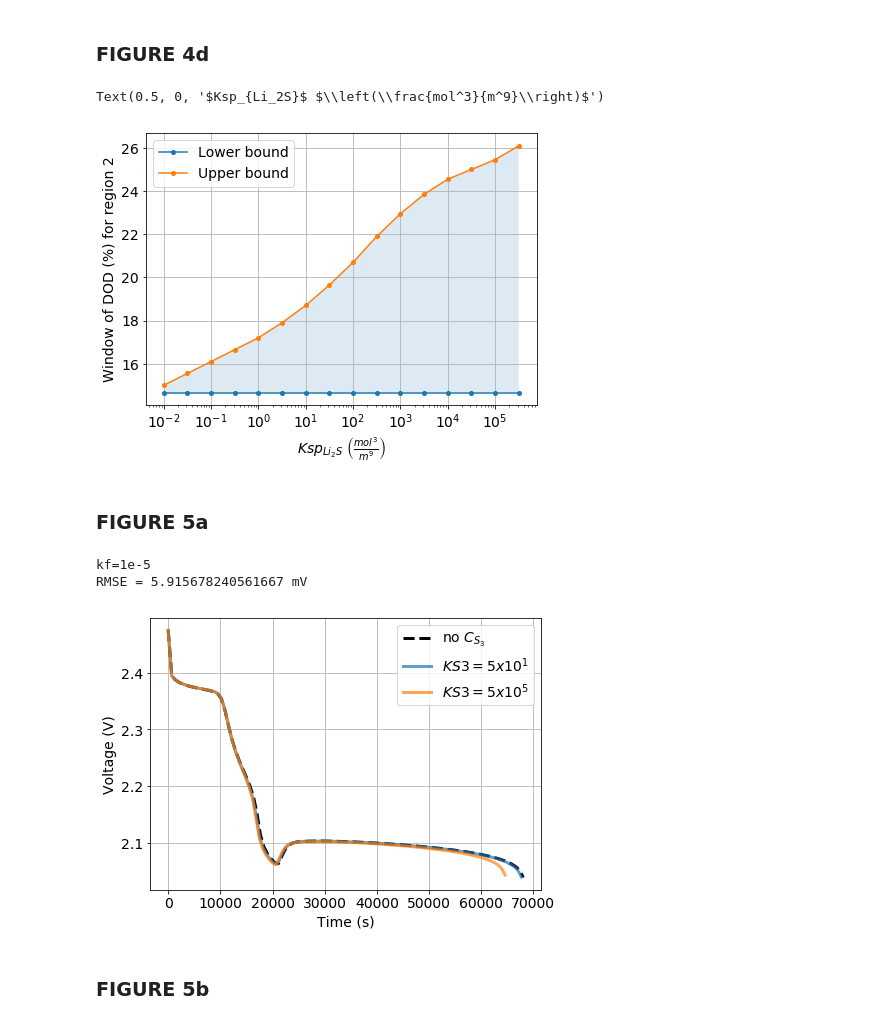
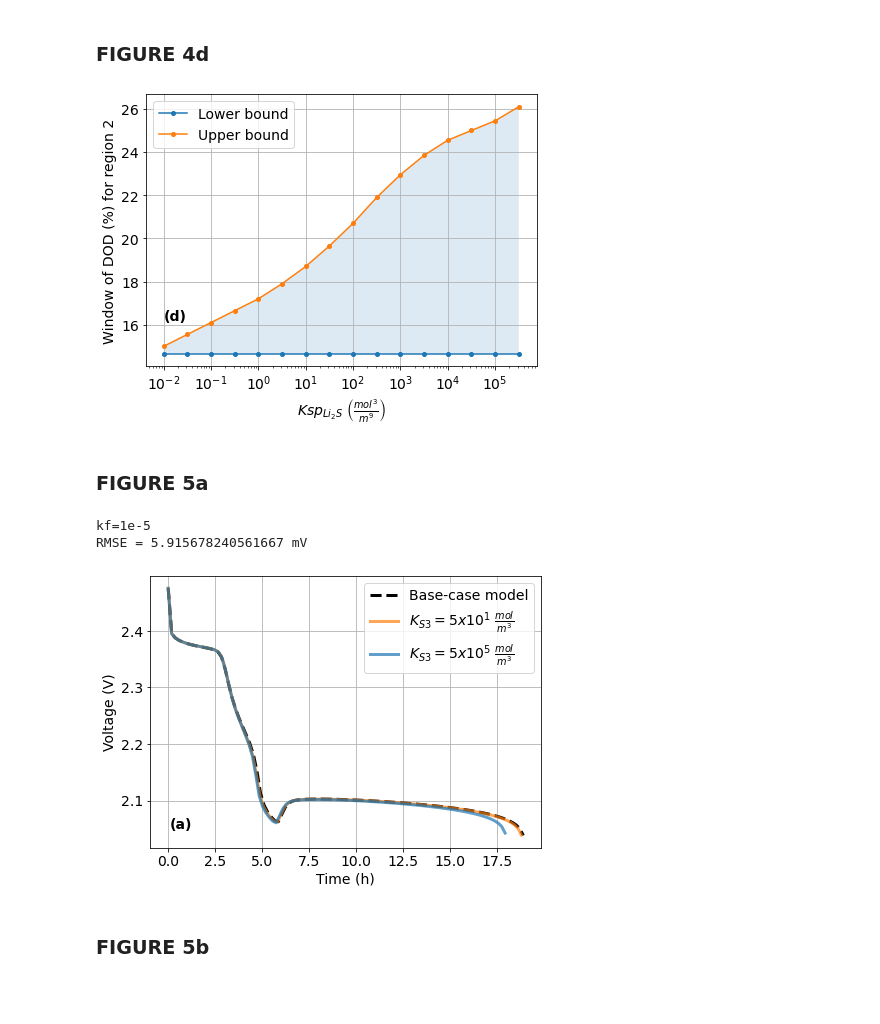
Before and after one commit to linnetteteo/LiS-thermo-equilibria-manuscript, a Jupyter notebook: jupyter_notebooks/FiguresForPaper-github.ipynb, the cells around one changed output. Drawn from its saved outputs; the diff is of its cells as text; code cells hidden in the pictures; blank space fills up the shorter version.

```diff
--- a/jupyter_notebooks/FiguresForPaper-github.ipynb
+++ b/jupyter_notebooks/FiguresForPaper-github.ipynb
@@ -286,54 +310,65 @@ Text(0.5, 0, '$Ksp_{Li_2S}$ $\\left(\\frac{mol^3}{m^9}\\right)$')
 df_Ksp_r2b = pd.read_csv("../data/data-20211111-thermo/KspLi2S_r2bounds_mat.csv")
 df_Ksp_r2b.columns = ["KspLi2S","R2_LB", "R2_UB"]
 
+# PLOT
 fig, ax1 = plt.subplots(figsize=(7,5))
 plt.rcParams.update({'font.size': 14})
 
+# bounds lines
 plt.semilogx(df_Ksp_r2b["KspLi2S"], df_Ksp_r2b["R2_LB"], "o-", markersize = 4, label="Lower bound")
 plt.semilogx(df_Ksp_r2b["KspLi2S"], df_Ksp_r2b["R2_UB"], "o-", markersize = 4, label="Upper bound")
 
+# shaded region
 plt.fill_between(df_Ksp_r2b["KspLi2S"],df_Ksp_r2b["R2_LB"],df_Ksp_r2b["R2_UB"],alpha=0.15)
-
 
 plt.legend()
 plt.grid()
 plt.ylabel("Window of DOD (%) for region 2")
 plt.xlabel("$Ksp_{Li_2S}$ "+ "$\\left(\\frac{mol^3}{m^9}\\right)$")
+
+plt.text(1e-2,16.2,"(d)",weight="bold")
+plt.savefig("../figures/Fig4d.png",dpi=400)
 # %% [output]
-Text(0.5, 0, '$Ksp_{Li_2S}$ $\\left(\\frac{mol^3}{m^9}\\right)$')
-[figure, old version]
+[figure, new version]
 # %% [markdown]
 ### FIGURE 5a
 # %%
 fig, ax1 = plt.subplots(figsize=(7,5))
 plt.rcParams.update({'font.size': 14})
 
 ### READ AND PLOT SIM DATA ###
-plt.plot(Co20data[:,0],Co20data[:,22], 'k--', label="no $C_{S_3}$", linewidth=3, )
+# base case
+plt.plot(Co20data[:,0]/3600,Co20data[:,22], 'k--', label="Base-case model", linewidth=3, )
 
+# S3 reaction
 folder_path = "../data/data-20211112-full-LT2-S3/"
 Nrun, Nx = 2,5
 fullmodel = np.loadtxt(folder_path + "avg_data_run_{}-Nx={}.txt".format(Nrun, Nx))
-plt.plot(fullmodel[:,0], fullmodel[:,24], label="$KS3=5x10^1$", linewidth=3, alpha=0.7)
+plt.plot(fullmodel[:,0]/3600, fullmodel[:,24], label="$K_{S3}=5x10^1$ "+"$\\frac{mol}{m^3}$", \
+         linewidth=3, alpha=0.7, color="tab:orange")
 
 Nrun, Nx = 1,5
 fullmodel = np.loadtxt(folder_path + "avg_data_run_{}-Nx={}.txt".format(Nrun, Nx))
-plt.plot(fullmodel[:,0], fullmodel[:,24], label="$KS3=5x10^5$", linewidth=3, alpha=0.7)
+plt.plot(fullmodel[:,0]/3600, fullmodel[:,24], label="$K_{S3}=5x10^5$ "+"$\\frac{mol}{m^3}$", \
+         linewidth=3, alpha=0.7, color="tab:blue")
 
 plt.legend()
 plt.grid()
 plt.ylabel("Voltage (V)")
-plt.xlabel("Time (s)")
+plt.xlabel("Time (h)")
 
 print("kf=1e-5")
 
 vinterp = np.interp(Co20data[:,0],fullmodel[:,0], fullmodel[:,24])
 rmse = np.sqrt(np.square(np.subtract(vinterp, Co20data[:,22])).mean())
 print("RMSE =",rmse*1000, "mV")
+
+plt.text(0.1,2.05,"(a)",weight="bold")
+plt.savefig("../figures/Fig5a.png",dpi=400)
 # %% [output]
 kf=1e-5
 RMSE = 5.915678240561667 mV
-[figure, old version]
+[figure, new version]
 # %% [markdown]
 ### FIGURE 5b
 # %%
```
Also changed, not shown: parts of 18 cells of this notebook, 18 other files.
